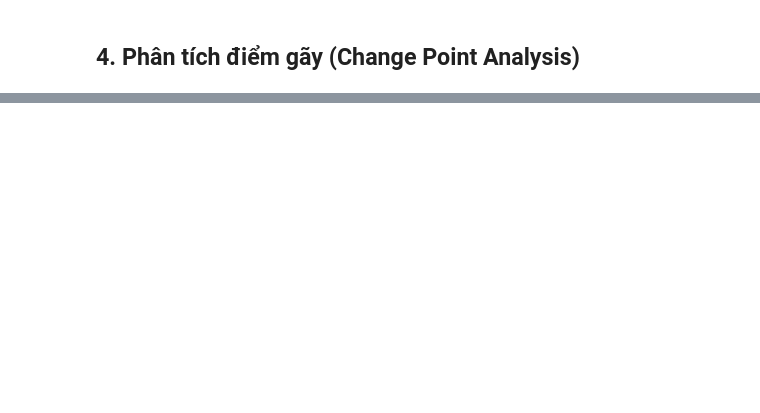
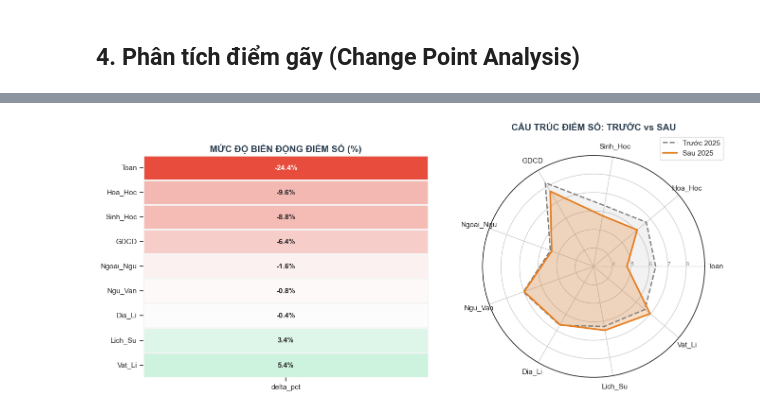
Before and after one commit to tano-dev/Vietnam-National-Exam-Score-Analysis-and-Forecasting, a Jupyter notebook: Notebook/ChangePoint.ipynb, the cells around one changed output, grey strips where cells are left out. Drawn from its saved outputs; the diff is of its cells as text; code cells hidden in the pictures; blank space fills up the shorter version.

```diff
--- a/Notebook/ChangePoint.ipynb
+++ b/Notebook/ChangePoint.ipynb
@@ -330,0 +258,95 @@ if not summary_df.empty:
+# %%
+import matplotlib.pyplot as plt
+import seaborn as sns
+import numpy as np
+from matplotlib.colors import LinearSegmentedColormap
+from math import pi
+
+# 1. Loại bỏ phần tử trùng trong subjects_list và blocks_list
+subjects_list = list(set(subjects_list))
+blocks_list = list(set(blocks_list))
+
+# 2. Lọc dữ liệu hiển thị (Chỉ lấy Môn học và Khối thi để vẽ cho gọn, bỏ Tỉnh)
+# Giả sử series_id của môn/khối không trùng tên tỉnh
+focus_ids = subjects_list + blocks_list
+df_viz = summary_df[summary_df['series_id'].isin(focus_ids)].copy()
+
+if df_viz.empty:
+    print("⚠️ Chưa có kết quả phân tích nào khớp với danh sách môn/khối.")
+else:
+    # ==========================================
+    # PHẦN 1: HEATMAP (MỨC ĐỘ THAY ĐỔI %)
+    # ==========================================
+    # Loại bỏ các bản sao trong df_viz
+    df_viz = df_viz.drop_duplicates(subset=["series_id"])
+
+    # Sắp xếp theo mức độ giảm -> tăng
+    df_viz = df_viz.sort_values("delta_pct", ascending=True)
+    heat_data = df_viz.set_index("series_id")[["delta_pct"]]
+
+    # Tạo màu: Đỏ (Giảm) -> Trắng (Giữ nguyên) -> Xanh (Tăng)
+    cmap = LinearSegmentedColormap.from_list("ExamDiverge", ["#e74c3c", "#fdfefe", "#2ecc71"], N=100)
+
+    plt.figure(figsize=(14, 6))
+
+    # Subplot 1: Heatmap
+    plt.subplot(1, 2, 1)
+    ax = sns.heatmap(
+        heat_data, annot=True, fmt=".1f", cmap=cmap, center=0,
+        linewidths=1, linecolor='whitesmoke', cbar=False,
+        annot_kws={"size": 11, "weight": "bold"}
+    )
+
+    # Thêm dấu %
+    for t in ax.texts: t.set_text(t.get_text() + "%")
+
+    plt.title("MỨC ĐỘ BIẾN ĐỘNG ĐIỂM SỐ (%)", fontsize=14, fontweight='bold', color='#2c3e50')
+    plt.ylabel("")
+    plt.xlabel("")
+
+    # ==========================================
+    # PHẦN 2: RADAR CHART (BEFORE vs AFTER)
+    # ==========================================
+    # Chỉ lấy top các môn học để vẽ Radar cho đỡ rối
+    radar_df = df_viz[df_viz['series_id'].isin(subjects_list)].copy()
+
+    if not radar_df.empty:
+        # Chuẩn bị dữ liệu Radar
+        categories = radar_df['series_id'].tolist()
+        N = len(categories)
+
+        # Góc vẽ
+        angles = [n / float(N) * 2 * pi for n in range(N)]
+        angles += angles[:1] # Khép kín vòng tròn
+
+        # Giá trị Pre và Post
+        values_pre = radar_df['mean_pre'].tolist()
+        values_pre += values_pre[:1]
+
+        values_post = radar_df['mean_post'].tolist()
+        values_post += values_post[:1]
+
+        # Subplot 2: Radar
+        ax2 = plt.subplot(1, 2, 2, polar=True)
+
+        # Vẽ Before (Nét đứt, màu xám)
+        ax2.plot(angles, values_pre, linewidth=2, linestyle='--', color='gray', label='Trước 2025')
+        ax2.fill(angles, values_pre, 'gray', alpha=0.1)
+
+        # Vẽ After (Nét liền, màu cam chủ đạo)
+        ax2.plot(angles, values_post, linewidth=2.5, linestyle='solid', color='#e67e22', label='Sau 2025')
+        ax2.fill(angles, values_post, '#e67e22', alpha=0.25)
+
+        # Trang trí trục
+        plt.xticks(angles[:-1], categories, size=11)
+        ax2.set_rlabel_position(0)
+        plt.yticks([4, 5, 6, 7, 8], ["4", "5", "6", "7", "8"], color="grey", size=8)
+        plt.ylim(3, 9) # Giới hạn thang điểm 10
+
+        plt.title("CẤU TRÚC ĐIỂM SỐ: TRƯỚC vs SAU", fontsize=14, fontweight='bold', color='#2c3e50', pad=20)
+        plt.legend(loc='upper right', bbox_to_anchor=(1.1, 1.1))
+
+    plt.tight_layout()
+    plt.show()
+# %% [output]
+[figure, added]
```
Also changed, not shown: parts of 12 cells of this notebook, 1 other file.
